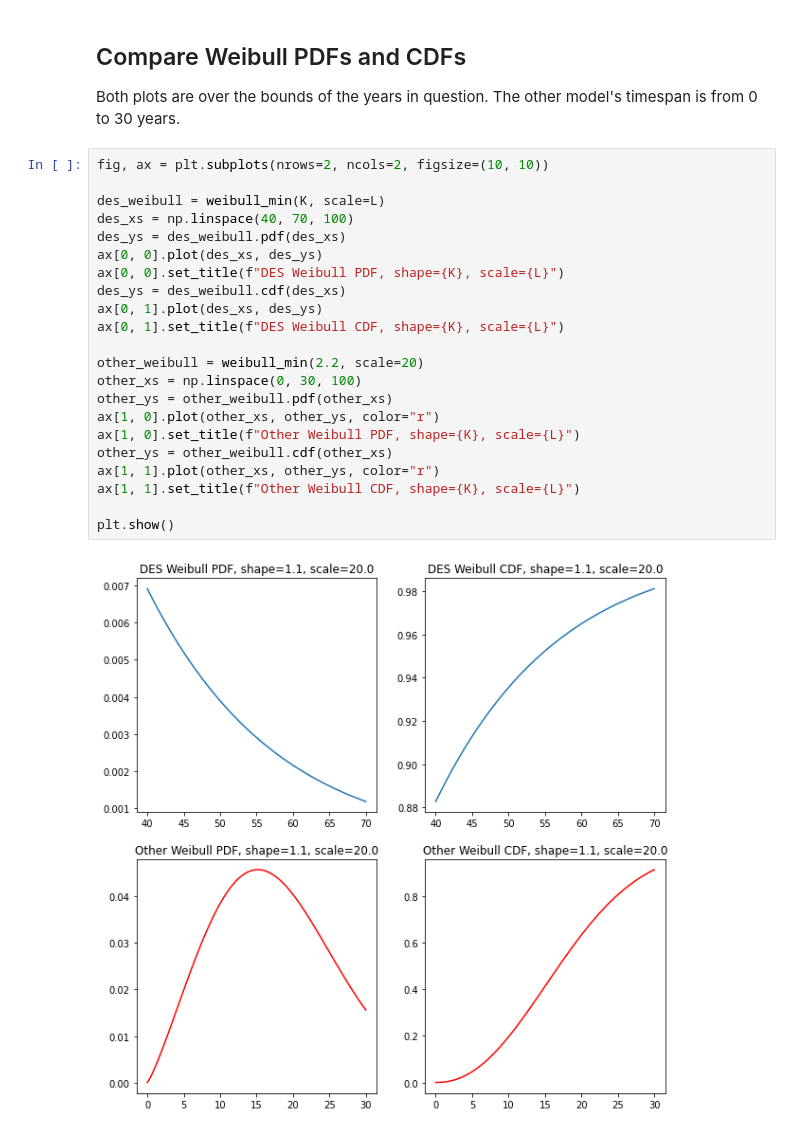
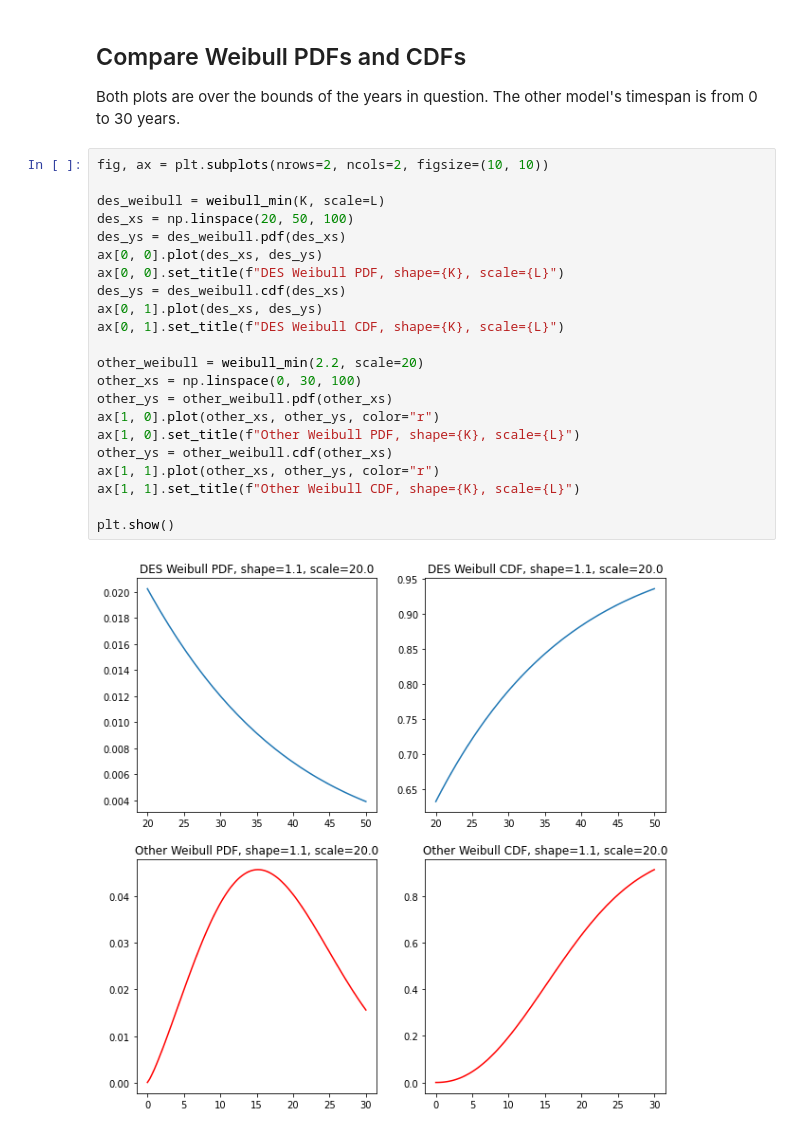
Before and after one commit to NREL/celavi, a Jupyter notebook: notebooks/landfill_one.ipynb, the cells around one changed output. Drawn from its saved outputs; the diff is of its cells as text.

```diff
--- a/notebooks/landfill_one.ipynb
+++ b/notebooks/landfill_one.ipynb
@@ -100,24 +100,24 @@ Both plots are over the bounds of the years in question. The other model's times
 # %%
 fig, ax = plt.subplots(nrows=2, ncols=2, figsize=(10, 10))
 
 des_weibull = weibull_min(K, scale=L)
-des_xs = np.linspace(40, 70, 100)
+des_xs = np.linspace(20, 50, 100)
 des_ys = des_weibull.pdf(des_xs)
 ax[0, 0].plot(des_xs, des_ys)
 ax[0, 0].set_title(f"DES Weibull PDF, shape={K}, scale={L}")
 des_ys = des_weibull.cdf(des_xs)
 ax[0, 1].plot(des_xs, des_ys)
 ax[0, 1].set_title(f"DES Weibull CDF, shape={K}, scale={L}")
 
 other_weibull = weibull_min(2.2, scale=20)
 other_xs = np.linspace(0, 30, 100)
 other_ys = other_weibull.pdf(other_xs)
 ax[1, 0].plot(other_xs, other_ys, color="r")
 ax[1, 0].set_title(f"Other Weibull PDF, shape={K}, scale={L}")
 other_ys = other_weibull.cdf(other_xs)
 ax[1, 1].plot(other_xs, other_ys, color="r")
 ax[1, 1].set_title(f"Other Weibull CDF, shape={K}, scale={L}")
 
 plt.show()
 # %% [output]
-[figure, old version]
+[figure, new version]
```
